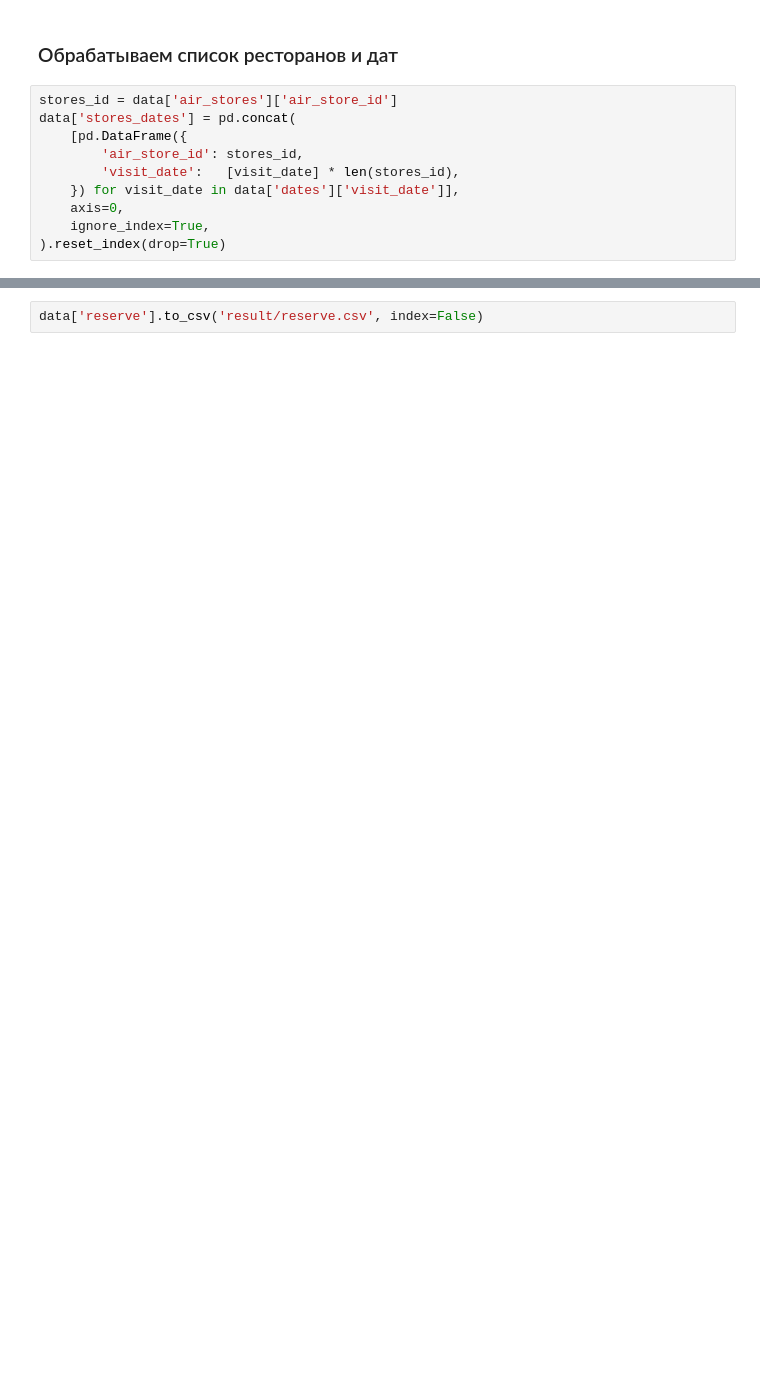
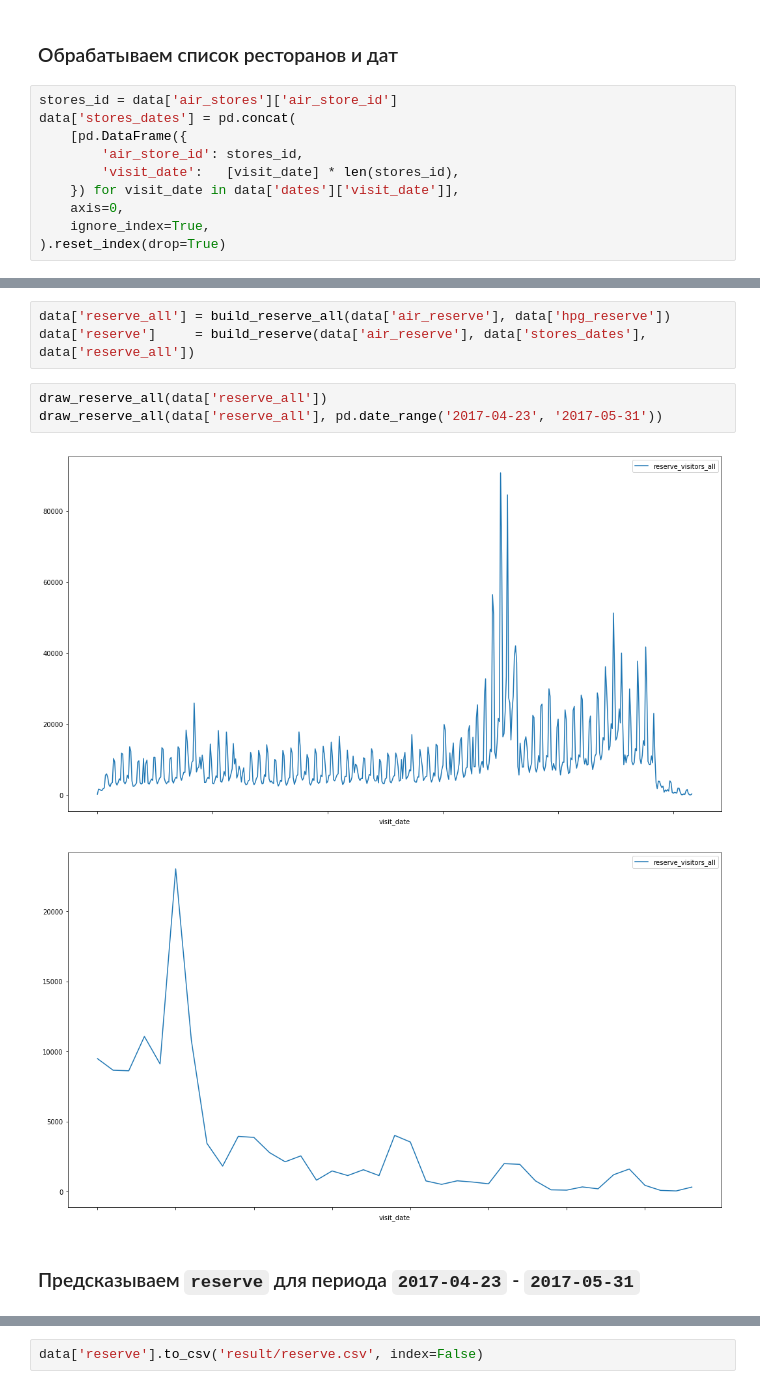
Before and after one commit to vlad-iakovlev/goose-restaurant, a Jupyter notebook: Reserve preparation.ipynb, the cells around one changed output, grey strips where cells are left out. Saved outputs shown, nothing was run; the diff lists cells and outputs as text; blank space fills up the shorter version.

```diff
--- a/Reserve preparation.ipynb
+++ b/Reserve preparation.ipynb
@@ -101,0 +135,11 @@ stores_dates (428593, 7)
+# %%
+data['reserve_all'] = build_reserve_all(data['air_reserve'], data['hpg_reserve'])
+data['reserve']     = build_reserve(data['air_reserve'], data['stores_dates'], data['reserve_all'])
+# %%
+draw_reserve_all(data['reserve_all'])
+draw_reserve_all(data['reserve_all'], pd.date_range('2017-04-23', '2017-05-31'))
+# %% [output]
+[figure, added]
+[figure, added]
+# %% [markdown]
+### Предсказываем `reserve` для периода `2017-04-23` - `2017-05-31`
```
Also changed, not shown: parts of 43 cells of this notebook, 3 other files.
